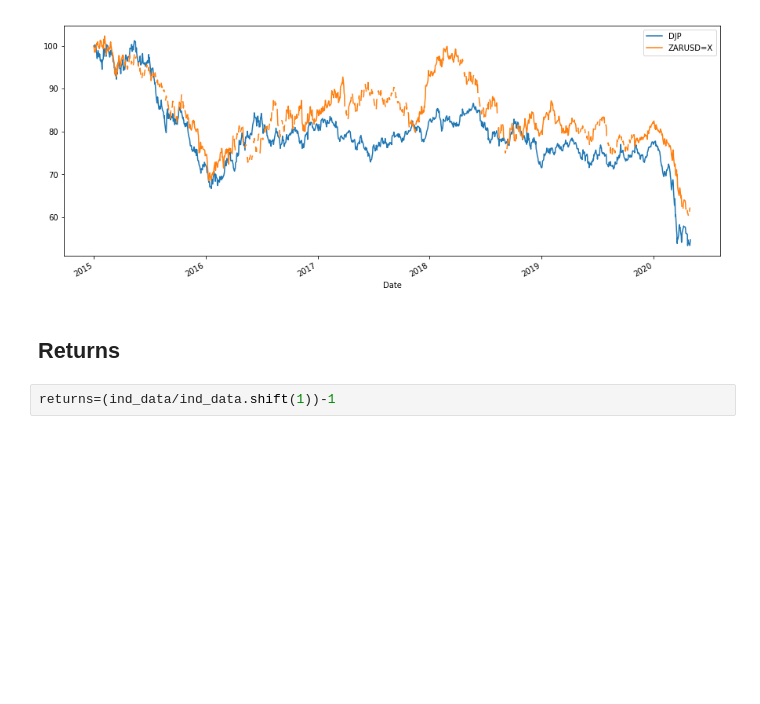
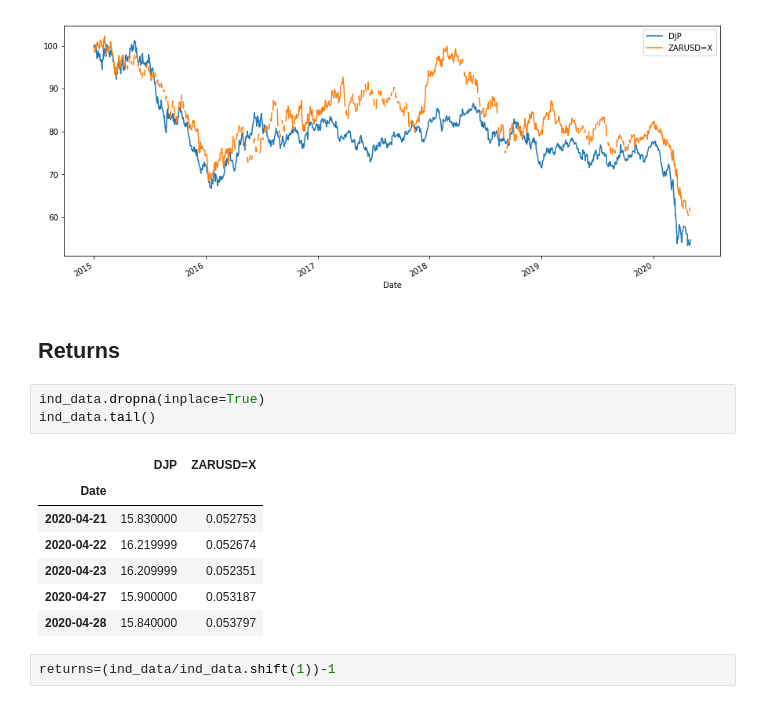
Before and after one commit to deanhoperobertson/Sasol_Stock_Prediction, a Jupyter notebook: Commodity ZAR Correlations.ipynb, the cells around one changed output. Saved outputs shown, nothing was run; the diff lists cells and outputs as text; blank space fills up the shorter version.

```diff
--- a/Commodity ZAR Correlations.ipynb
+++ b/Commodity ZAR Correlations.ipynb
@@ -30,6 +30,17 @@ plt.show()
 [figure]
 # %% [markdown]
 ## Returns
+# %%
+ind_data.dropna(inplace=True)
+ind_data.tail()
+# %% [output]
+|  | DJP | ZARUSD=X |
+| Date |  |  |
+| 2020-04-21 | 15.830000 | 0.052753 |
+| 2020-04-22 | 16.219999 | 0.052674 |
+| 2020-04-23 | 16.209999 | 0.052351 |
+| 2020-04-27 | 15.900000 | 0.053187 |
+| 2020-04-28 | 15.840000 | 0.053797 |
 # %%
 returns=(ind_data/ind_data.shift(1))-1
 # %%
```
Also changed, not shown: parts of 7 cells of this notebook.
